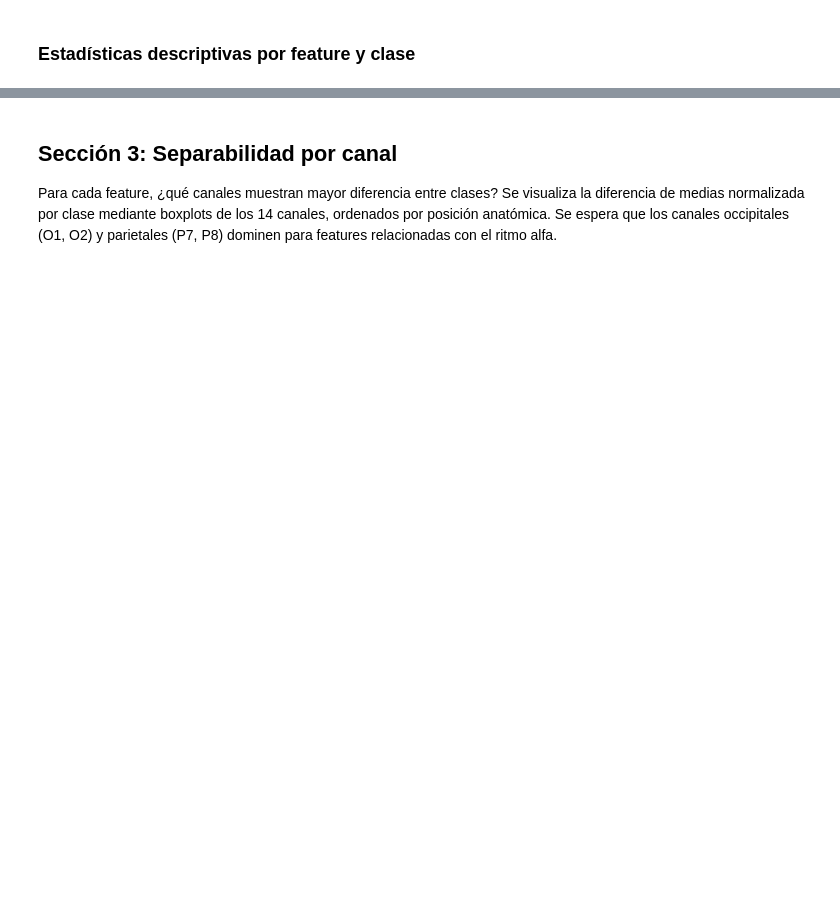
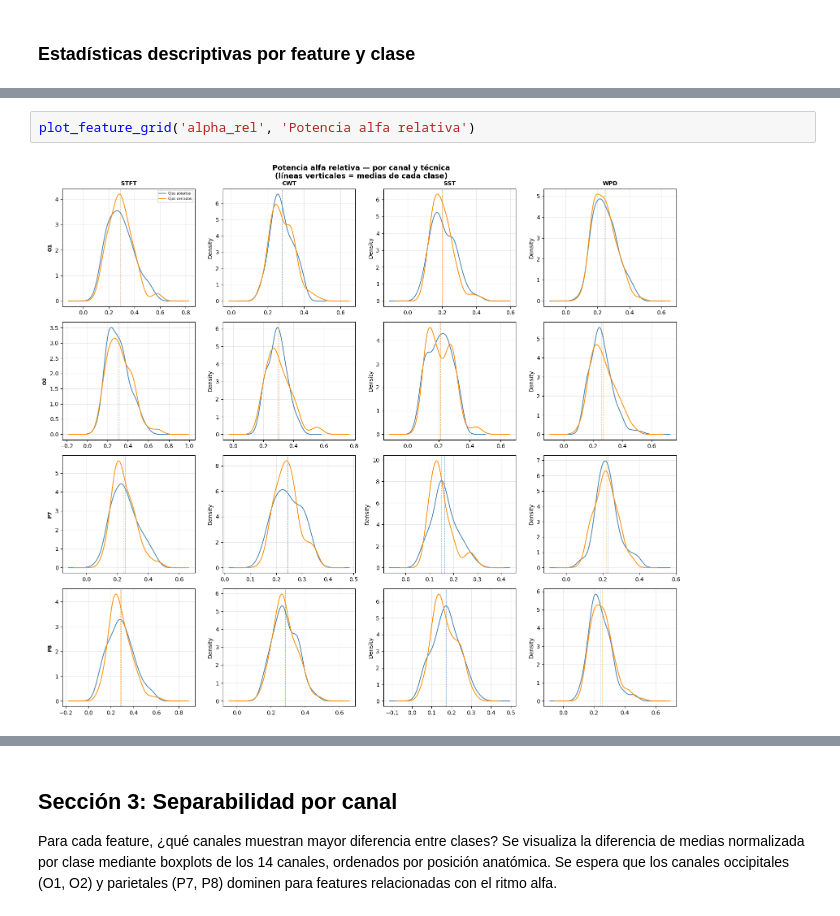
Before and after one commit to benjaauf/Proyecto_INF405, a Jupyter notebook: 04_EDA_FEATURES.ipynb, the cells around one changed output, grey strips where cells are left out. Saved outputs shown, nothing was run; the diff lists cells and outputs as text; blank space fills up the shorter version.

```diff
--- a/04_EDA_FEATURES.ipynb
+++ b/04_EDA_FEATURES.ipynb
@@ -296,0 +246,4 @@ centroide espectral hacia frecuencias superiores.
+# %%
+plot_feature_grid('alpha_rel', 'Potencia alfa relativa')
+# %% [output]
+[figure, added]
```
Also changed, not shown: parts of 43 cells of this notebook, 8 other files.
